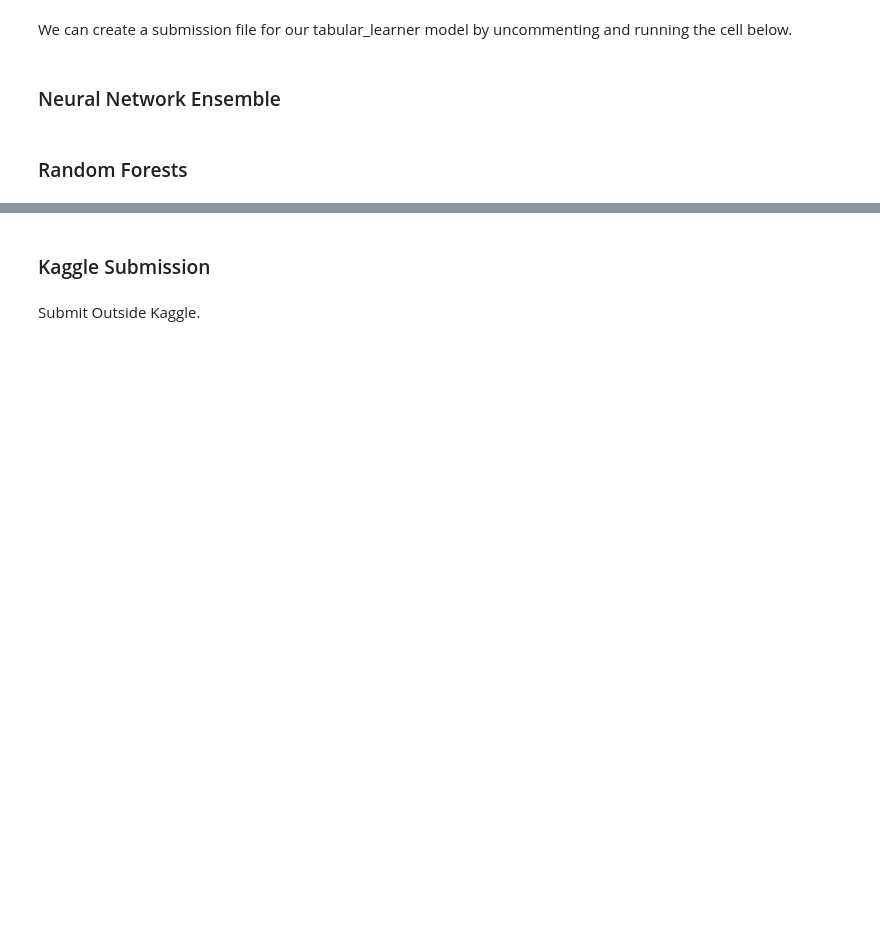
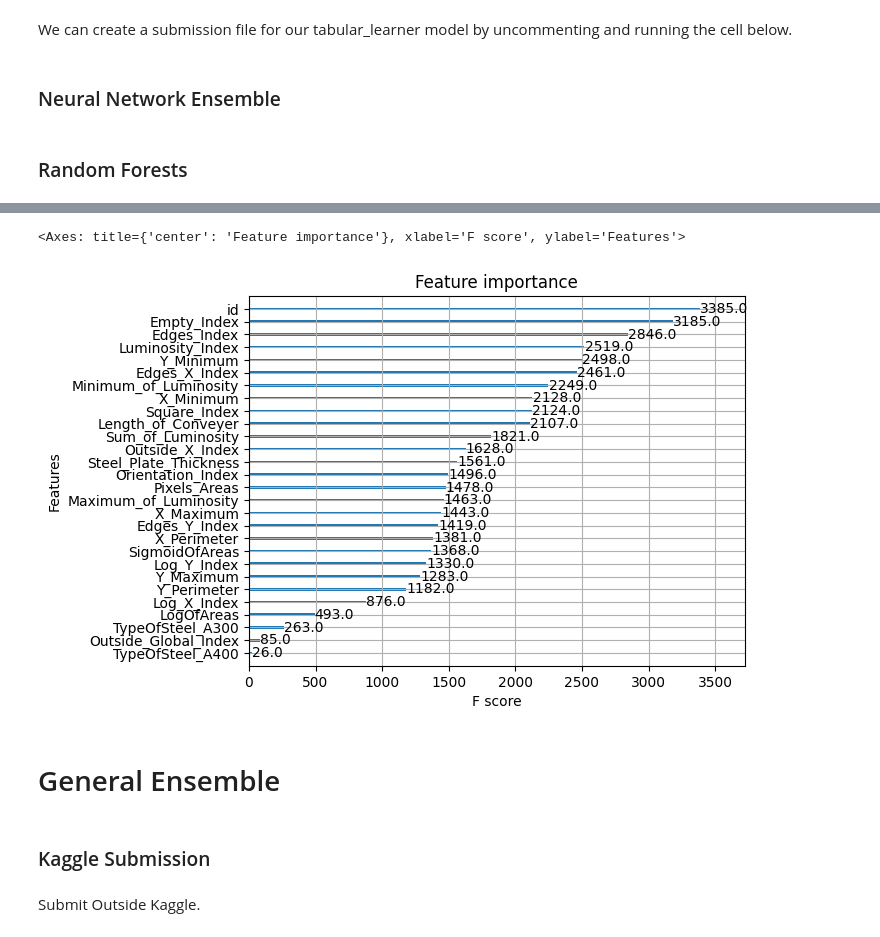
Before and after one commit to rubanzasilva/steel_plate_defect_prediction, a Jupyter notebook: ps-s04-e03-steel-plate-detection.ipynb, the cells around one changed output, grey strips where cells are left out. Cells and saved outputs as stored; diff of their text form; code cells hidden in the pictures; blank space fills up the shorter version.

```diff
--- a/ps-s04-e03-steel-plate-detection.ipynb
+++ b/ps-s04-e03-steel-plate-detection.ipynb
@@ -179,0 +316,4 @@ roc_auc_score(y_test, rf.predict(X_test))
+# %%
+model = xgb.XGBClassifier(n_estimators = 100, max_depth=8, learning_rate=0.1, subsample=0.5)
+# %%
+xgb_model = model.fit(X_train, y_train)
@@ -180,3 +326,10 @@ roc_auc_score(y_test, rf.predict(X_test))
+# %%
+plot_importance(xgb_model)
+# %% [output]
+<Axes: title={'center': 'Feature importance'}, xlabel='F score', ylabel='Features'>
+[figure, added]
+# %% [markdown]
+# General Ensemble
 # %% [markdown]
 ### Kaggle Submission
 # %%
```
Also changed, not shown: parts of 33 cells of this notebook.
